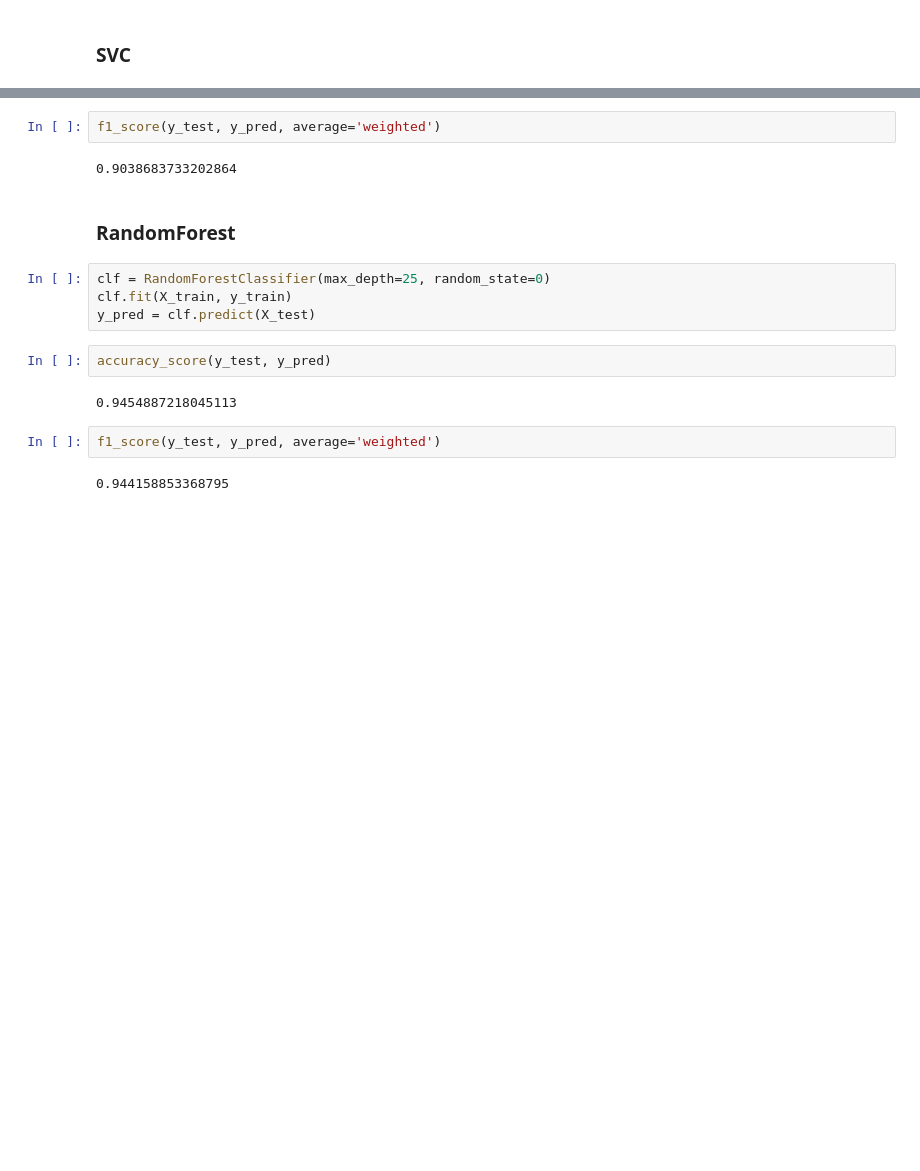
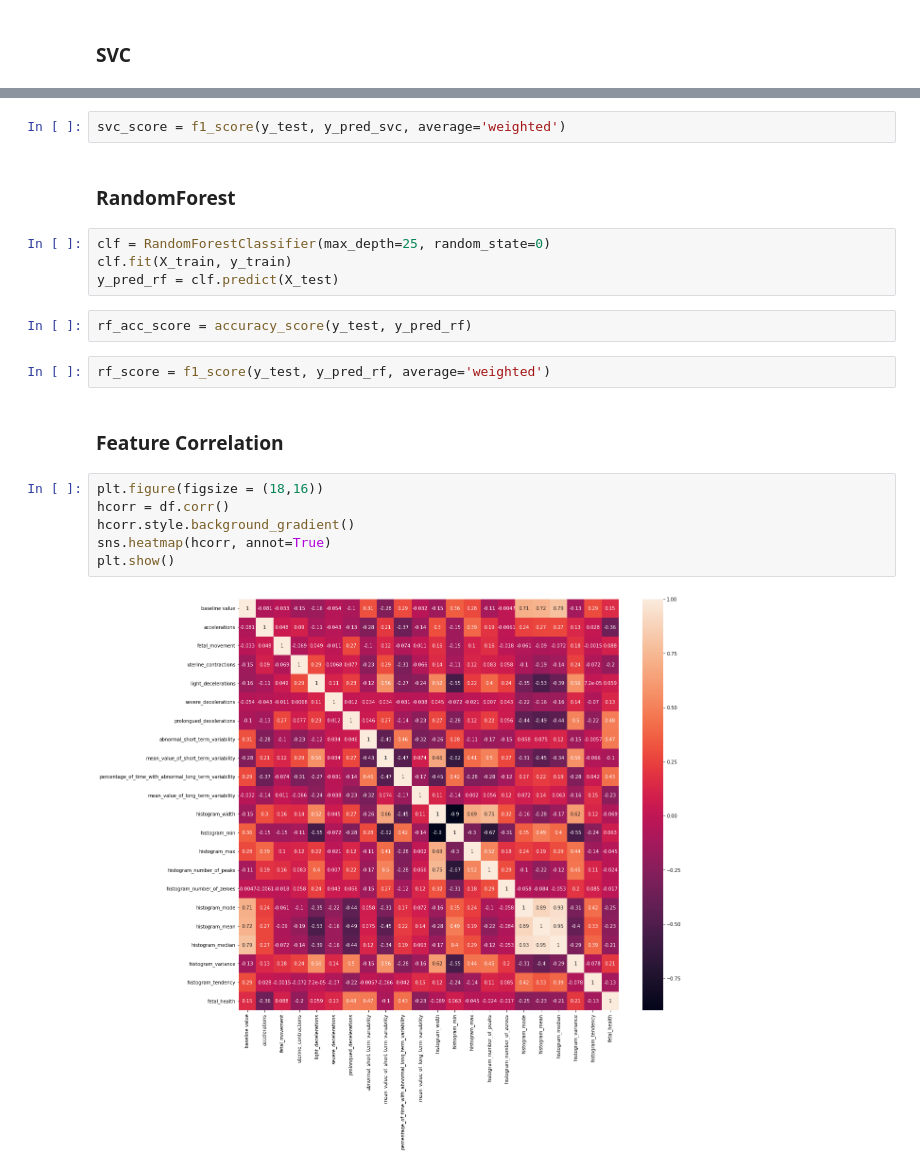
Before and after one commit to airicbear/cis-4496-lab-01, a Jupyter notebook: lab01.ipynb, the cells around one changed output, grey strips where cells are left out. Cells and saved outputs as stored; diff of their text form; blank space fills up the shorter version.

```diff
--- a/lab01.ipynb
+++ b/lab01.ipynb
@@ -42,18 +54,22 @@ accuracy_score(y_test, y_pred)
 # %%
-f1_score(y_test, y_pred, average='weighted')
+svc_score = f1_score(y_test, y_pred_svc, average='weighted')
-# %% [output]
-0.9038683733202864
 # %% [markdown]
 ### RandomForest
 # %%
 clf = RandomForestClassifier(max_depth=25, random_state=0)
 clf.fit(X_train, y_train)
-y_pred = clf.predict(X_test)
+y_pred_rf = clf.predict(X_test)
 # %%
-accuracy_score(y_test, y_pred)
+rf_acc_score = accuracy_score(y_test, y_pred_rf)
-# %% [output]
-0.9454887218045113
 # %%
-f1_score(y_test, y_pred, average='weighted')
+rf_score = f1_score(y_test, y_pred_rf, average='weighted')
-# %% [output]
-0.944158853368795
+# %% [markdown]
+### Feature Correlation
+# %%
+plt.figure(figsize = (18,16))
+hcorr = df.corr()
+hcorr.style.background_gradient()
+sns.heatmap(hcorr, annot=True)
+plt.show()
+# %% [output]
+[figure, added]
```
Also changed, not shown: parts of 14 cells of this notebook.
